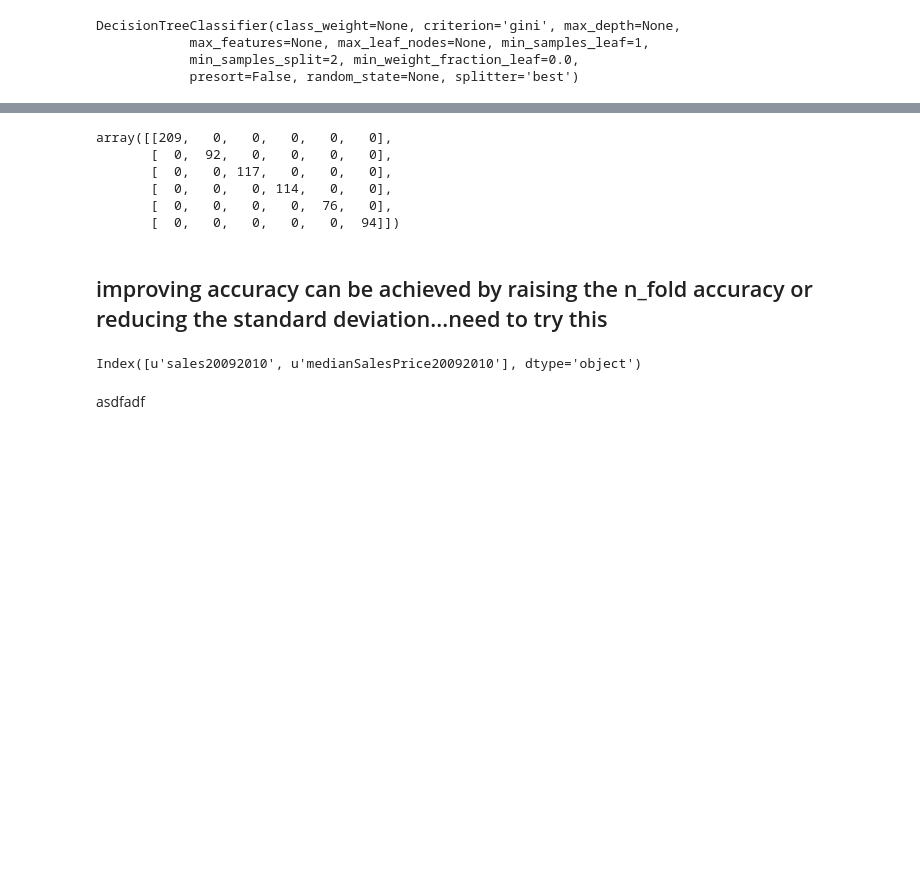
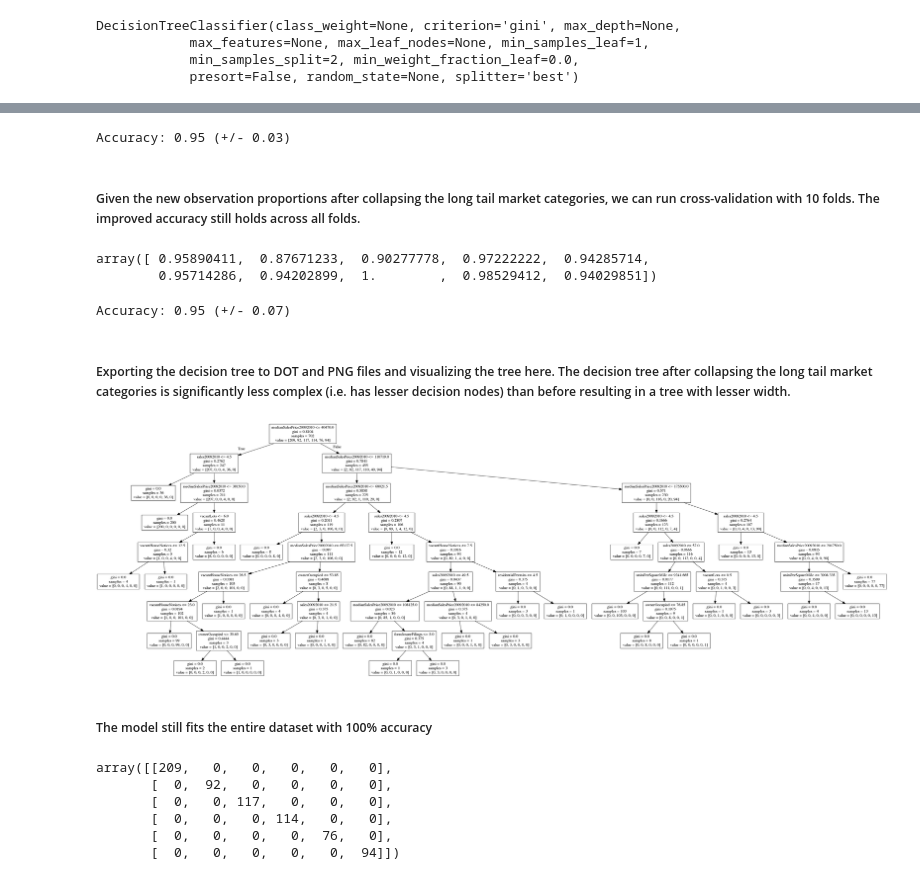
Before and after one commit to AkshayPeshave/CMSC691_Intro_to_Data_Science, a Jupyter notebook: HW/01/HW-1.ipynb, the cells around one changed output, grey strips where cells are left out. Drawn from its saved outputs; the diff is of its cells as text; code cells hidden in the pictures; blank space fills up the shorter version.

```diff
--- a/HW/01/HW-1.ipynb
+++ b/HW/01/HW-1.ipynb
@@ -338,0 +379,2 @@ array([ 0.2398727 ,  0.00263671,  0.00779293,  0.01423784,  0.        ,
+# %%
+dataframe_improved.marketCategory.cat.remove_unused_categories(inplace=True)
@@ -338,0 +393,9 @@ array([ 0.2398727 ,  0.00263671,  0.00779293,  0.01423784,  0.        ,
+# %%
+X_improved=dataframe_improved.copy()
+X_improved.drop(['marketCategory'], axis=1, inplace=True)
+# %%
+le_improved = preprocessing.LabelEncoder()
+Y_improved = le_improved.fit_transform(dataframe_improved['marketCategory'])
+encodedValues = sorted(pd.unique(Y_improved).tolist())
+print(encodedValues)
+le_improved.inverse_transform(encodedValues)
@@ -338,0 +406,3 @@ array([ 0.2398727 ,  0.00263671,  0.00779293,  0.01423784,  0.        ,
+# %%
+dt_improved = DecisionTreeClassifier()
+dt_improved.fit(X_improved.values, Y_improved)
@@ -339,2 +422,29 @@ array([ 0.2398727 ,  0.00263671,  0.00779293,  0.01423784,  0.        ,
+# %%
+print("Accuracy: %0.2f (+/- %0.2f)" % (scores.mean(), scores.std() * 2))
+# %% [output]
+Accuracy: 0.95 (+/- 0.03)
+# %% [markdown]
+##### Given the new observation proportions after collapsing the long tail market categories, we can run cross-validation with 10 folds. The improved accuracy still holds across all folds.
+# %%
+scores = cross_validation.cross_val_score(dt_improved, X_improved, Y_improved, cv = 10)
+scores
+# %% [output]
+array([ 0.95890411,  0.87671233,  0.90277778,  0.97222222,  0.94285714,
+        0.95714286,  0.94202899,  1.        ,  0.98529412,  0.94029851])
+# %%
+print("Accuracy: %0.2f (+/- %0.2f)" % (scores.mean(), scores.std() * 2))
+# %% [output]
+Accuracy: 0.95 (+/- 0.07)
+# %% [markdown]
+##### Exporting the decision tree to DOT and PNG files and visualizing the tree here. The decision tree after collapsing the long tail market categories is significantly less complex (i.e. has lesser decision nodes) than before resulting in a tree with lesser width.
+# %%
+with open("dt_improved.dot", 'w') as f:
+    export_graphviz(dt_improved, out_file=f, feature_names=X_improved.columns)
+os.system('dot -Tpng dt_improved.dot -o dt_improved.png')
+Image(filename='dt_improved.png')
+# %% [output]
+[figure, added]
+# %% [markdown]
+##### The model still fits the entire dataset with 100% accuracy
 # %%
 from sklearn.metrics import confusion_matrix
@@ -346,12 +456,3 @@ array([[209,   0,   0,   0,   0,   0],
        [  0,   0,   0, 114,   0,   0],
        [  0,   0,   0,   0,  76,   0],
        [  0,   0,   0,   0,   0,  94]])
-# %% [markdown]
-## improving accuracy can be achieved by raising the n_fold accuracy or reducing the standard deviation...need to try this
-# %%
-X = X.loc[:,['sales20092010', 'medianSalesPrice20092010']]
-X.columns
-# %% [output]
-Index([u'sales20092010', u'medianSalesPrice20092010'], dtype='object')
-# %% [markdown]
-asdfadf
```
Also changed, not shown: parts of 62 cells of this notebook, 39 other files.
